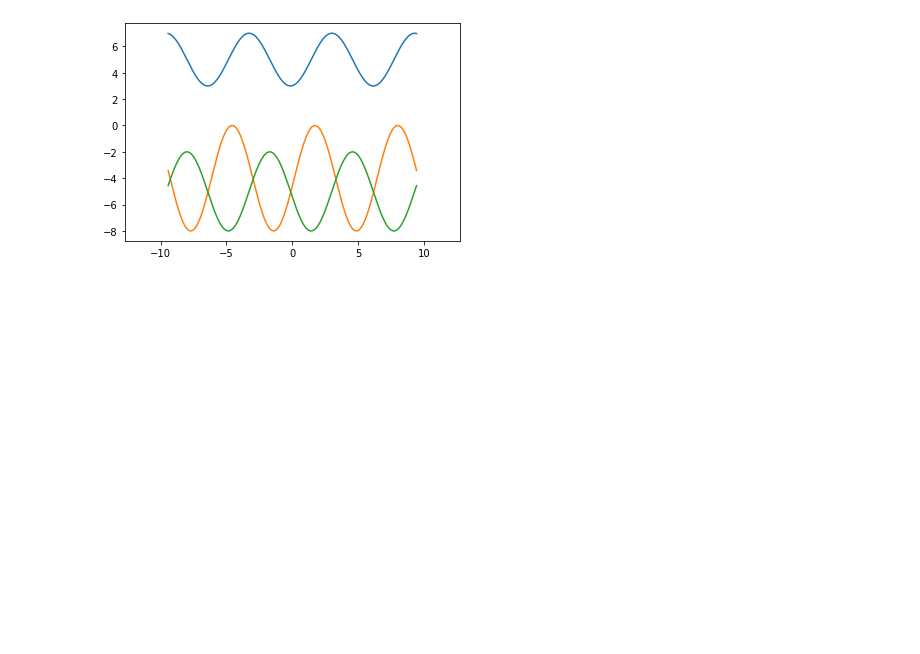
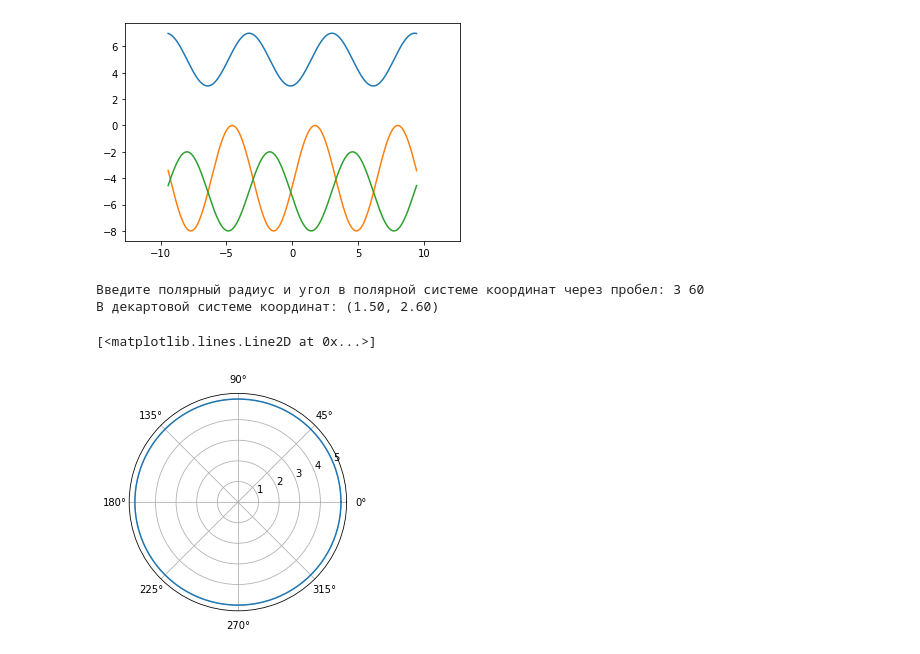
Before and after one commit to 13DMAA/DSM20, a Jupyter notebook: Math/Lesson_3/Untitled.ipynb, the cells around one changed output. Drawn from its saved outputs; the diff is of its cells as text; code cells hidden in the pictures; blank space fills up the shorter version.

```diff
--- a/Math/Lesson_3/Untitled.ipynb
+++ b/Math/Lesson_3/Untitled.ipynb
@@ -99,3 +99,17 @@ plt.plot(x, y3)
 # %% [output]
 [<matplotlib.lines.Line2D at 0x...>]
 [figure]
+# %%
+polar_coor = input("Введите полярный радиус и угол в полярной системе координат через пробел: ").split()
+print(f"В декартовой системе координат: ({int(polar_coor[0])*cos(int(polar_coor[1])*np.pi/180):.2f}, {int(polar_coor[0])*sin(int(polar_coor[1])*np.pi/180):.2f})")
+# %% [output]
+Введите полярный радиус и угол в полярной системе координат через пробел: 3 60
+В декартовой системе координат: (1.50, 2.60)
+# %%
+x = np.linspace(0, 2*np.pi, 100)
+y = np.full(100, 5)
+
+plt.polar(x, y)
+# %% [output]
+[<matplotlib.lines.Line2D at 0x...>]
+[figure, added]
```
Also changed, not shown: parts of 3 cells of this notebook, 3 other files.
